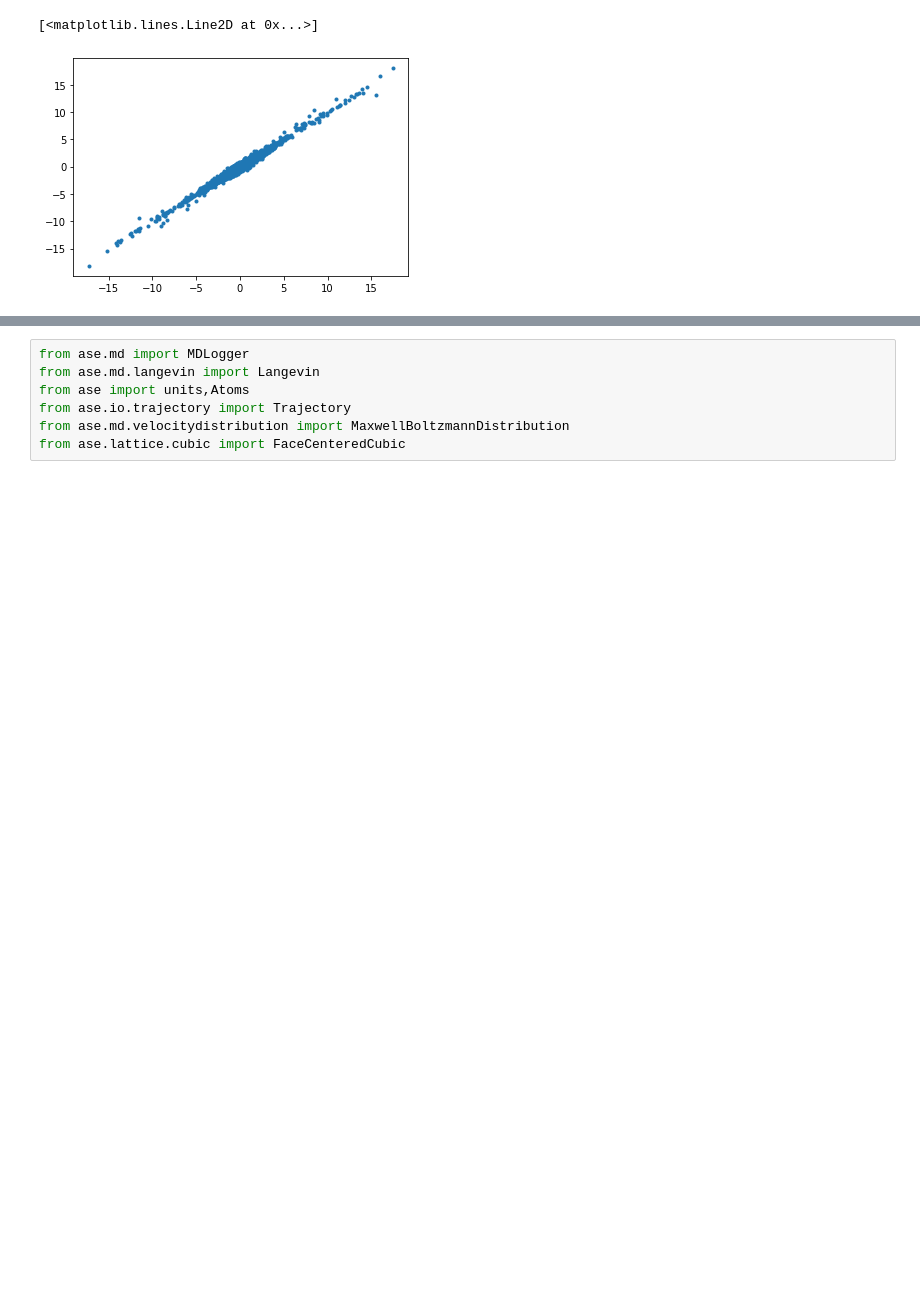
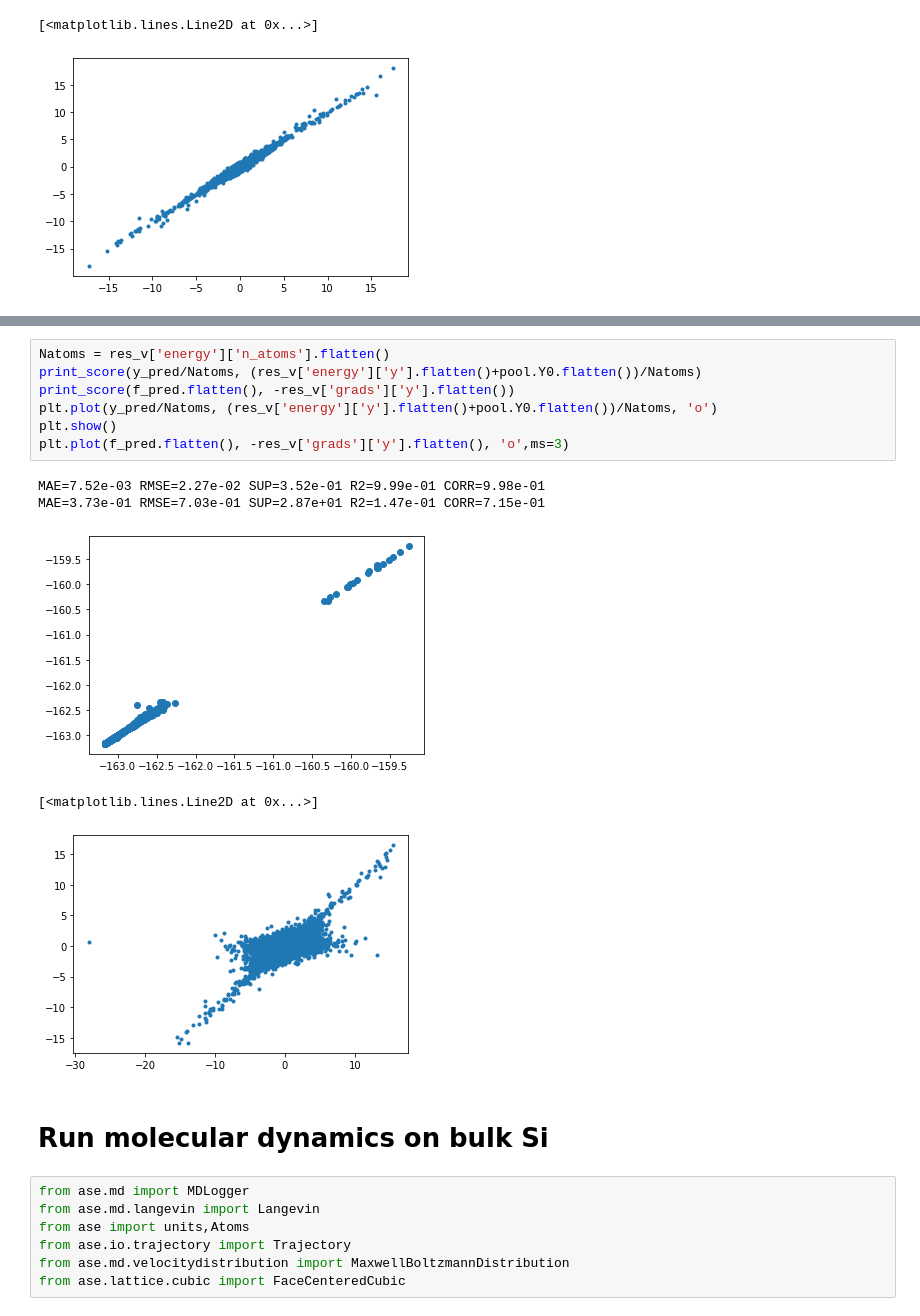
Before and after one commit to felixmusil/rascal_benchmarks, a Jupyter notebook: MLIP_Si-prop.ipynb, the cells around one changed output, grey strips where cells are left out. Drawn from its saved outputs; the diff is of its cells as text; blank space fills up the shorter version.

```diff
--- a/MLIP_Si-prop.ipynb
+++ b/MLIP_Si-prop.ipynb
@@ -1562,3 +1136,18 @@ NGLWidget(max_frame=2199)
+# %%
+Natoms = res_v['energy']['n_atoms'].flatten()
+print_score(y_pred/Natoms, (res_v['energy']['y'].flatten()+pool.Y0.flatten())/Natoms)
+print_score(f_pred.flatten(), -res_v['grads']['y'].flatten())
+plt.plot(y_pred/Natoms, (res_v['energy']['y'].flatten()+pool.Y0.flatten())/Natoms, 'o')
+plt.show()
+plt.plot(f_pred.flatten(), -res_v['grads']['y'].flatten(), 'o',ms=3)
+# %% [output]
+MAE=7.52e-03 RMSE=2.27e-02 SUP=3.52e-01 R2=9.99e-01 CORR=9.98e-01
+MAE=3.73e-01 RMSE=7.03e-01 SUP=2.87e+01 R2=1.47e-01 CORR=7.15e-01
+[figure, added]
+[<matplotlib.lines.Line2D at 0x...>]
+[figure, added]
+# %% [markdown]
+# Run molecular dynamics on bulk Si
 # %%
 from ase.md import MDLogger
 from ase.md.langevin import Langevin
```
Also changed, not shown: parts of 117 cells of this notebook, 1 other file.
